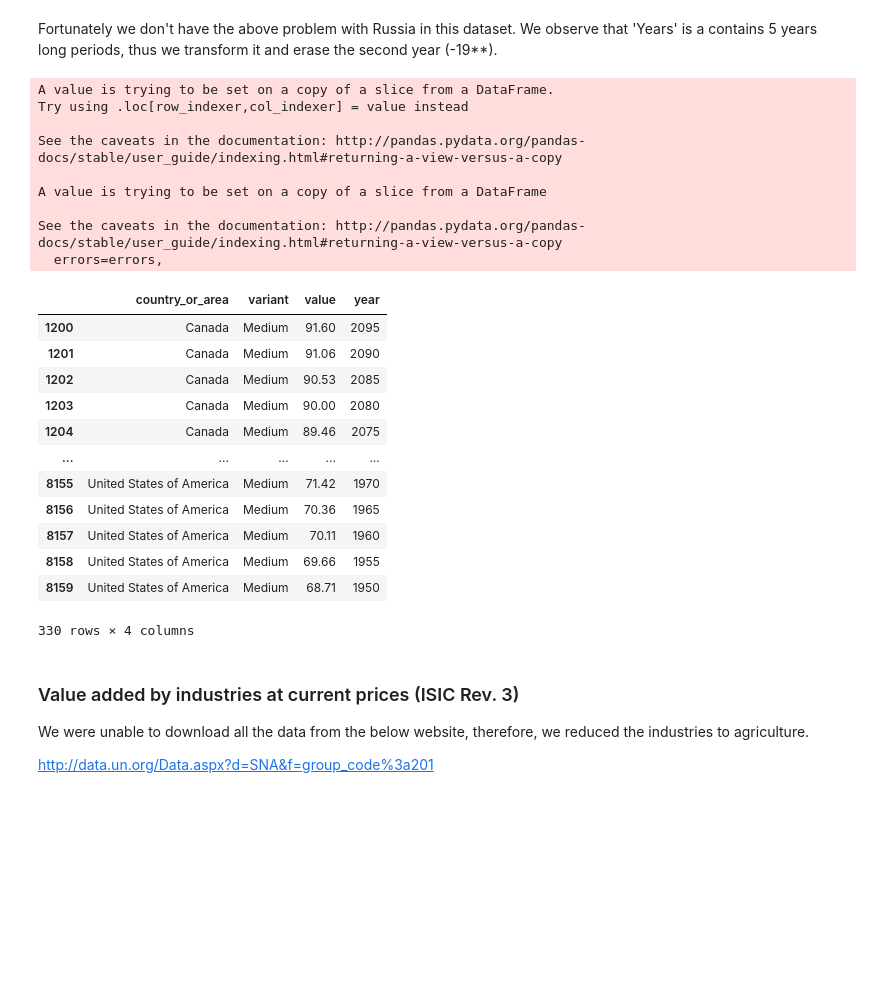
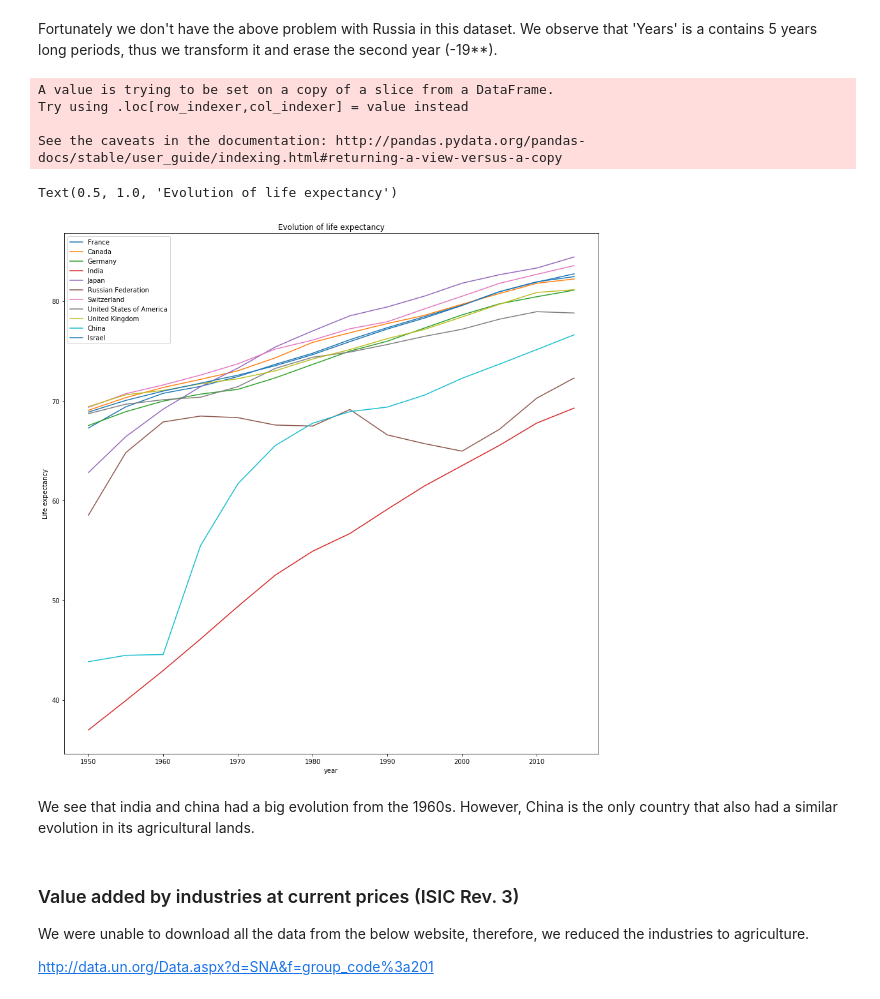
Before and after one commit to shivz7/ADA, a Jupyter notebook: Q3.ipynb, the cells around one changed output. Saved outputs shown, nothing was run; the diff lists cells and outputs as text; code cells hidden in the pictures; blank space fills up the shorter version.

```diff
--- a/Q3.ipynb
+++ b/Q3.ipynb
@@ -162,32 +171,30 @@ None
 Fortunately we don't have the above problem with Russia in this dataset. We observe that 'Years' is a contains 5 years long periods, thus we transform it and erase the second year (-19**).
 # %%
 # clean column year
-rlifeExp_df['year'] = rlifeExp_df['years'].str.split('-', expand=True).iloc[:,0]
+rlifeExp_df['year'] = rlifeExp_df['years'].str.split('-', expand=True).iloc[:,0].astype('int')
 rlifeExp_df.drop(columns='years', inplace= True)
-rlifeExp_df
+rlifeExp_df = rlifeExp_df[rlifeExp_df['year'] < 2019] # we are not interested in predictions
 # %% [output]
 A value is trying to be set on a copy of a slice from a DataFrame.
 Try using .loc[row_indexer,col_indexer] = value instead
 
 See the caveats in the documentation: http://pandas.pydata.org/pandas-docs/stable/user_guide/indexing.html#returning-a-view-versus-a-copy
-
-A value is trying to be set on a copy of a slice from a DataFrame
-
-See the caveats in the documentation: http://pandas.pydata.org/pandas-docs/stable/user_guide/indexing.html#returning-a-view-versus-a-copy
-  errors=errors,
-|  | country_or_area | variant | value | year |
-| 1200 | Canada | Medium | 91.60 | 2095 |
-| 1201 | Canada | Medium | 91.06 | 2090 |
-| 1202 | Canada | Medium | 90.53 | 2085 |
-| 1203 | Canada | Medium | 90.00 | 2080 |
-| 1204 | Canada | Medium | 89.46 | 2075 |
-| ... | ... | ... | ... | ... |
-| 8155 | United States of America | Medium | 71.42 | 1970 |
-| 8156 | United States of America | Medium | 70.36 | 1965 |
-| 8157 | United States of America | Medium | 70.11 | 1960 |
-| 8158 | United States of America | Medium | 69.66 | 1955 |
-| 8159 | United States of America | Medium | 68.71 | 1950 |
-330 rows × 4 columns
+# %%
+# simple observations
+# groupe by country
+grlifeExp_df = rlifeExp_df.groupby('country_or_area')
+
+plt.figure(figsize=(15,15))
+for country in countries:
+    sns.lineplot(x=grlifeExp_df.get_group(country).year, y=grlifeExp_df.get_group(country).value, label=country)
+
+plt.ylabel('Life expectancy')
+plt.title('Evolution of life expectancy');
+# %% [output]
+Text(0.5, 1.0, 'Evolution of life expectancy')
+[figure, added]
+# %% [markdown]
+We see that india and china had a big evolution from the 1960s. However, China is the only country that also had a similar evolution in its agricultural lands.
 # %% [markdown]
 ### Value added by industries at current prices (ISIC Rev. 3)
 
```
Also changed, not shown: parts of 11 cells of this notebook.
